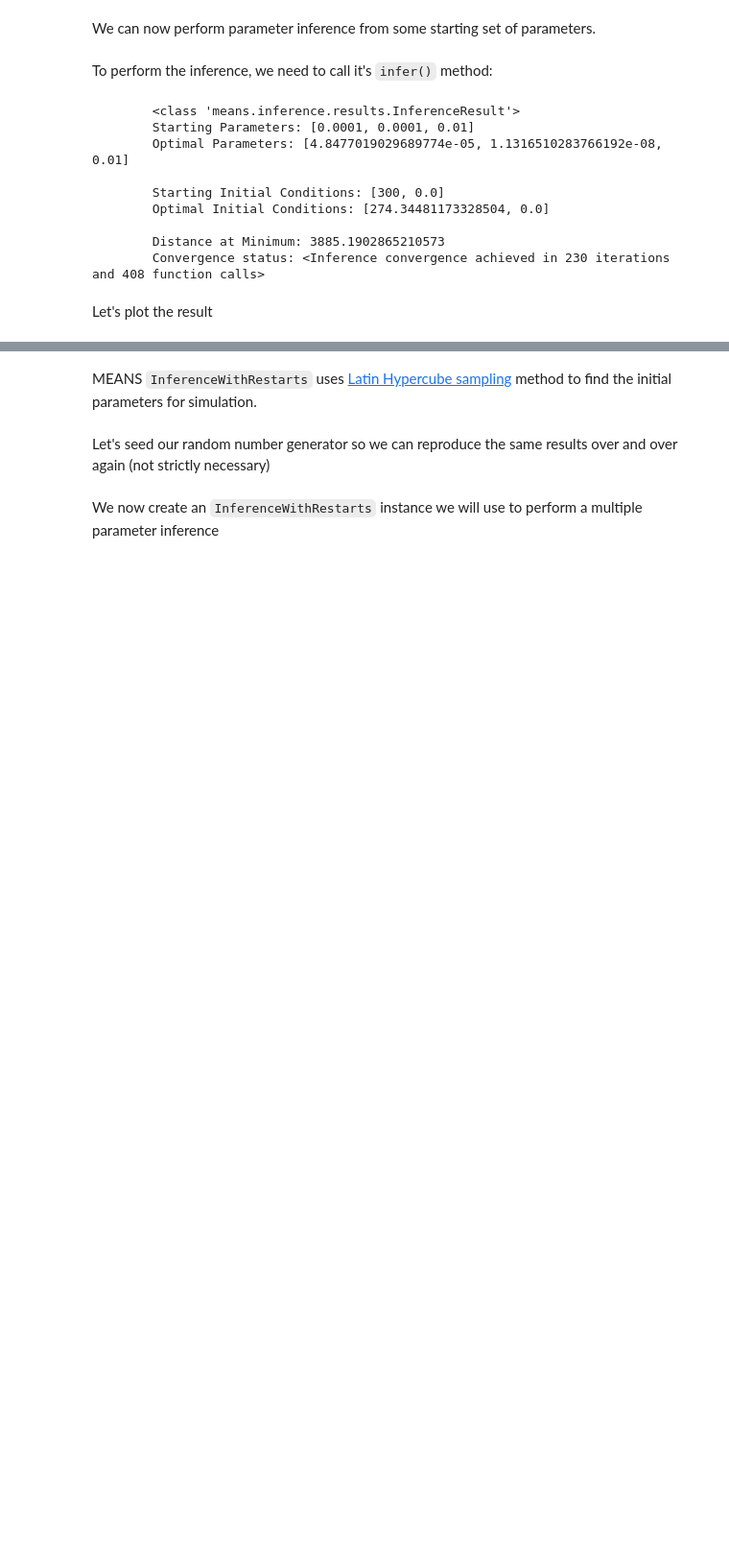
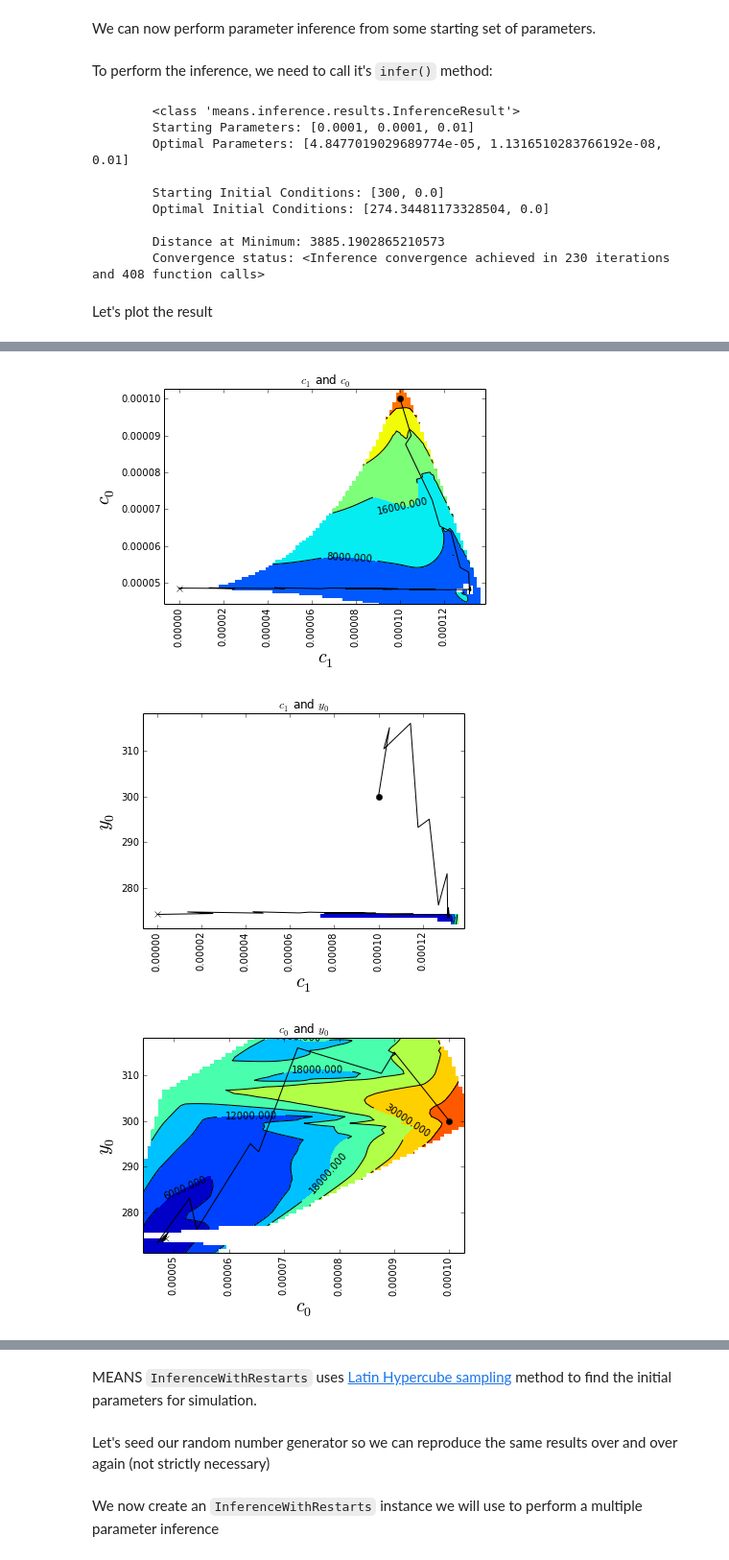
Before and after one commit to theosysbio/means, a Jupyter notebook: prototypes/examples/inference/Simple Inference Example.ipynb, the cells around one changed output, grey strips where cells are left out. Shown: that part at 96% size. Drawn from its saved outputs; the diff is of its cells as text; code cells hidden in the pictures; blank space fills up the shorter version.

```diff
--- a/prototypes/examples/inference/Simple Inference Example.ipynb
+++ b/prototypes/examples/inference/Simple Inference Example.ipynb
@@ -136,0 +199,13 @@ MEANS package implements this method in ``InferenceWithRestarts`` class.
+# %%
+from itertools import combinations
+for x_axis, y_axis in combinations(variable_parameters, 2):
+    plt.figure()
+    result_with_distance_landscape.plot_distance_landscape_projection(x_axis, y_axis)
+    result_with_distance_landscape.plot_trajectory_projection(x_axis, y_axis, color='black',
+                                                              start_marker='ko',
+                                                              end_marker='kx')
+    plt.title('${0}$ and ${1}$'.format(x_axis, y_axis))
+# %% [output]
+[figure, added]
+[figure, added]
+[figure, added]
```
Also changed, not shown: parts of 20 cells of this notebook, 1 other file.
